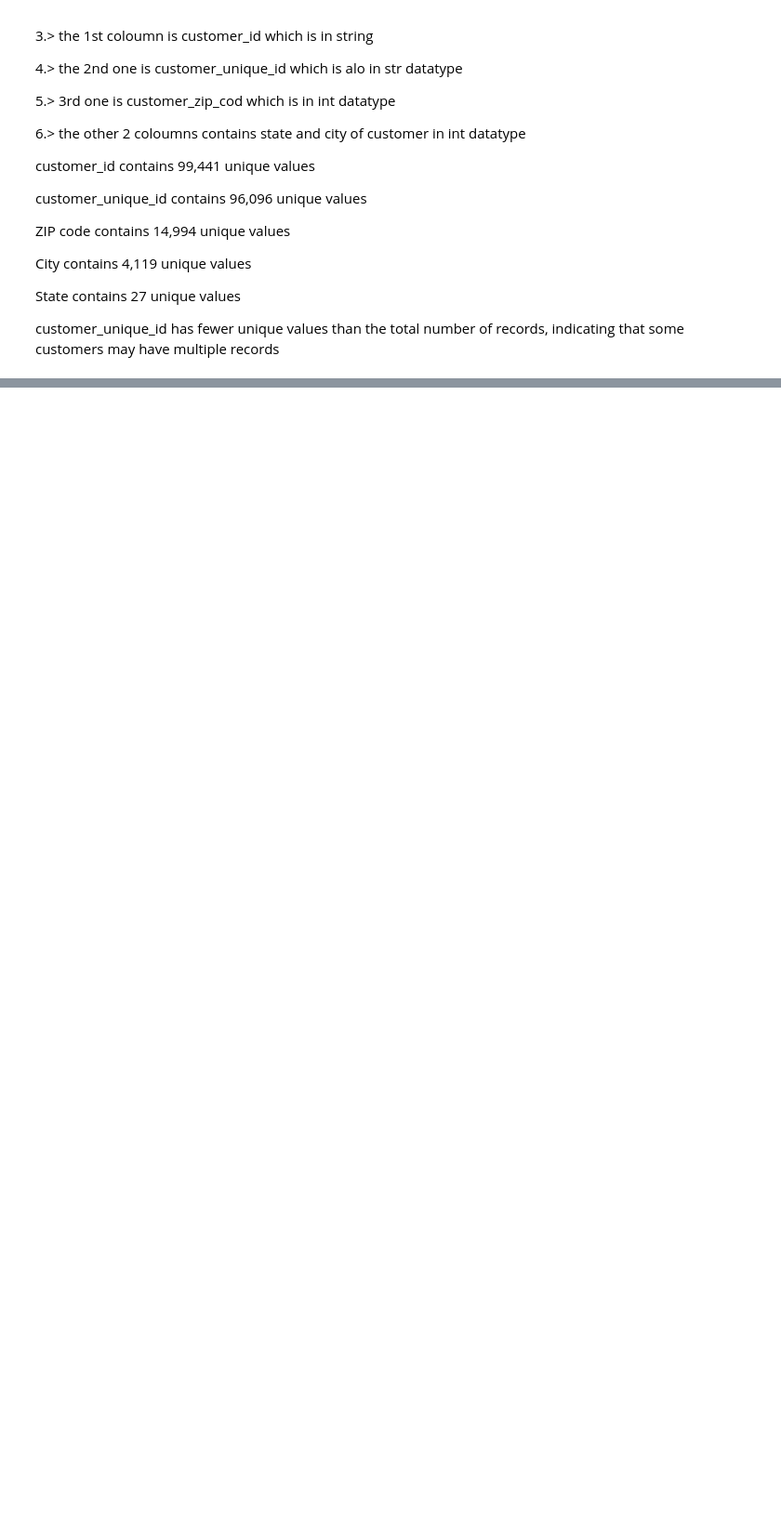
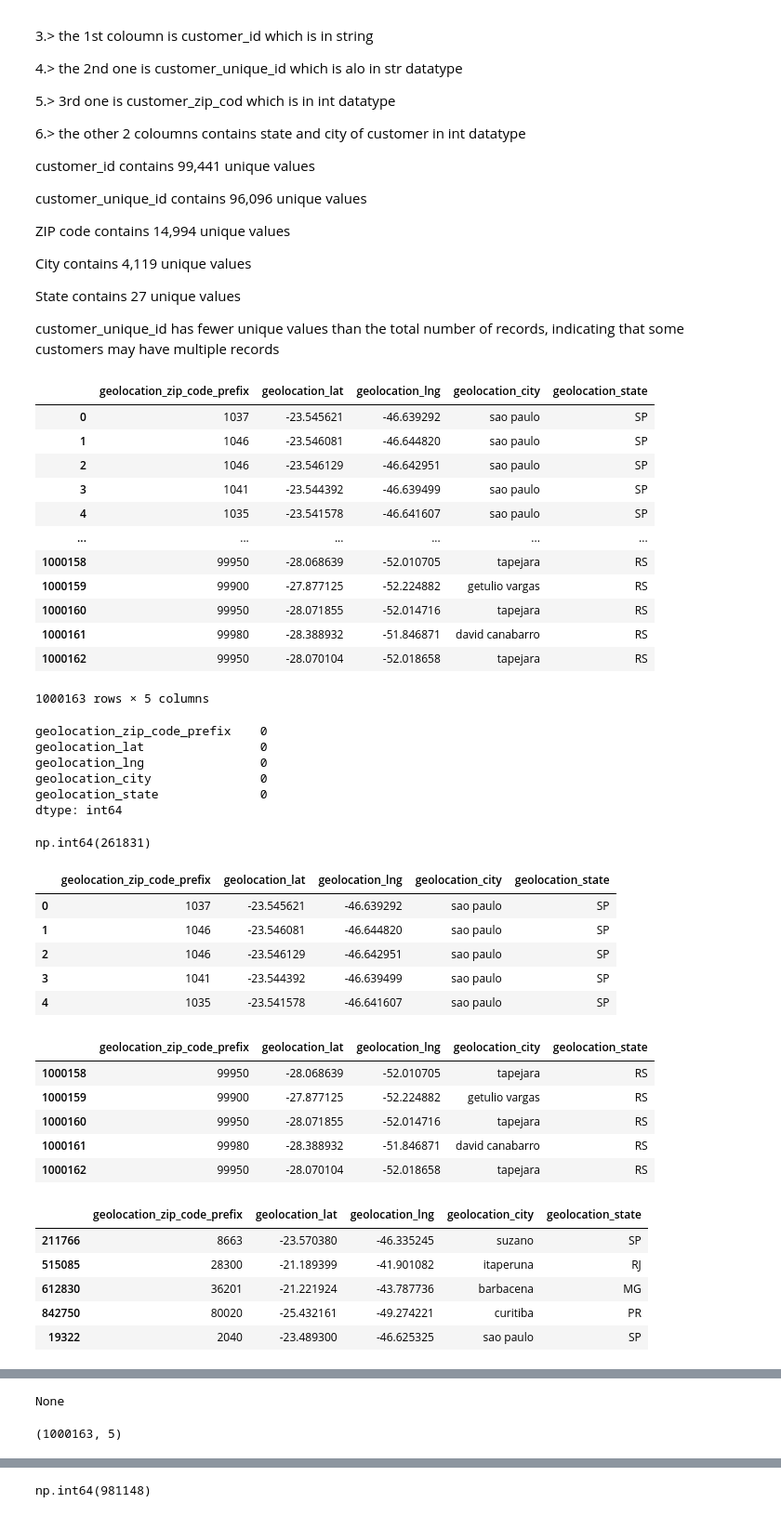
Before and after one commit to Nayan-2006-opensource/ecommerce-sales-customer-analytics, a Jupyter notebook: data_assesment.ipynb, the cells around one changed output, grey strips where cells are left out. Shown at 93% size. Saved outputs shown, nothing was run; the diff lists cells and outputs as text; code cells hidden in the pictures; blank space fills up the shorter version.

Commit message:
completed assesment of geolocation

```diff
--- a/data_assesment.ipynb
+++ b/data_assesment.ipynb
@@ -110,3 +112,57 @@ ZIP code contains 14,994 unique values
  State contains 27 unique values
 
  customer_unique_id has fewer unique values than the total number of records, indicating that some customers may have multiple records
+# %%
+#geolocation dataset
+a=pd.read_csv(r"data\olist_geolocation_dataset.csv")
+display(a)
+display(a.isnull().sum())
+display(a.duplicated().sum())
+display(a.head(5))
+display(a.tail(5))
+display(a.sample(5))
+display(a.describe())
+display(a.info())
+display(a.shape)
+display(a.nunique())
+
+display(a["geolocation_zip_code_prefix"].duplicated().sum())
+# %% [output]
+|  | geolocation_zip_code_prefix | geolocation_lat | geolocation_lng | geolocation_city | geolocation_state |
+| 0 | 1037 | -23.545621 | -46.639292 | sao paulo | SP |
+| 1 | 1046 | -23.546081 | -46.644820 | sao paulo | SP |
+| 2 | 1046 | -23.546129 | -46.642951 | sao paulo | SP |
+| 3 | 1041 | -23.544392 | -46.639499 | sao paulo | SP |
+| 4 | 1035 | -23.541578 | -46.641607 | sao paulo | SP |
+| ... | ... | ... | ... | ... | ... |
+| 1000158 | 99950 | -28.068639 | -52.010705 | tapejara | RS |
+| 1000159 | 99900 | -27.877125 | -52.224882 | getulio vargas | RS |
+| 1000160 | 99950 | -28.071855 | -52.014716 | tapejara | RS |
+| 1000161 | 99980 | -28.388932 | -51.846871 | david canabarro | RS |
+| 1000162 | 99950 | -28.070104 | -52.018658 | tapejara | RS |
+1000163 rows × 5 columns
+geolocation_zip_code_prefix    0
+geolocation_lat                0
+geolocation_lng                0
+geolocation_city               0
+geolocation_state              0
+dtype: int64
+np.int64(261831)
+|  | geolocation_zip_code_prefix | geolocation_lat | geolocation_lng | geolocation_city | geolocation_state |
+| 0 | 1037 | -23.545621 | -46.639292 | sao paulo | SP |
+| 1 | 1046 | -23.546081 | -46.644820 | sao paulo | SP |
+| 2 | 1046 | -23.546129 | -46.642951 | sao paulo | SP |
+| 3 | 1041 | -23.544392 | -46.639499 | sao paulo | SP |
+| 4 | 1035 | -23.541578 | -46.641607 | sao paulo | SP |
+|  | geolocation_zip_code_prefix | geolocation_lat | geolocation_lng | geolocation_city | geolocation_state |
+| 1000158 | 99950 | -28.068639 | -52.010705 | tapejara | RS |
+| 1000159 | 99900 | -27.877125 | -52.224882 | getulio vargas | RS |
+| 1000160 | 99950 | -28.071855 | -52.014716 | tapejara | RS |
+| 1000161 | 99980 | -28.388932 | -51.846871 | david canabarro | RS |
+| 1000162 | 99950 | -28.070104 | -52.018658 | tapejara | RS |
+|  | geolocation_zip_code_prefix | geolocation_lat | geolocation_lng | geolocation_city | geolocation_state |
+| 211766 | 8663 | -23.570380 | -46.335245 | suzano | SP |
+| 515085 | 28300 | -21.189399 | -41.901082 | itaperuna | RJ |
+| 612830 | 36201 | -21.221924 | -43.787736 | barbacena | MG |
+| 842750 | 80020 | -25.432161 | -49.274221 | curitiba | PR |
+| 19322 | 2040 | -23.489300 | -46.625325 | sao paulo | SP |
@@ -112,0 +190,2 @@ ZIP code contains 14,994 unique values
+None
+(1000163, 5)
@@ -112,0 +198 @@ ZIP code contains 14,994 unique values
+np.int64(981148)
```
Also changed, not shown: parts of 4 cells of this notebook.
